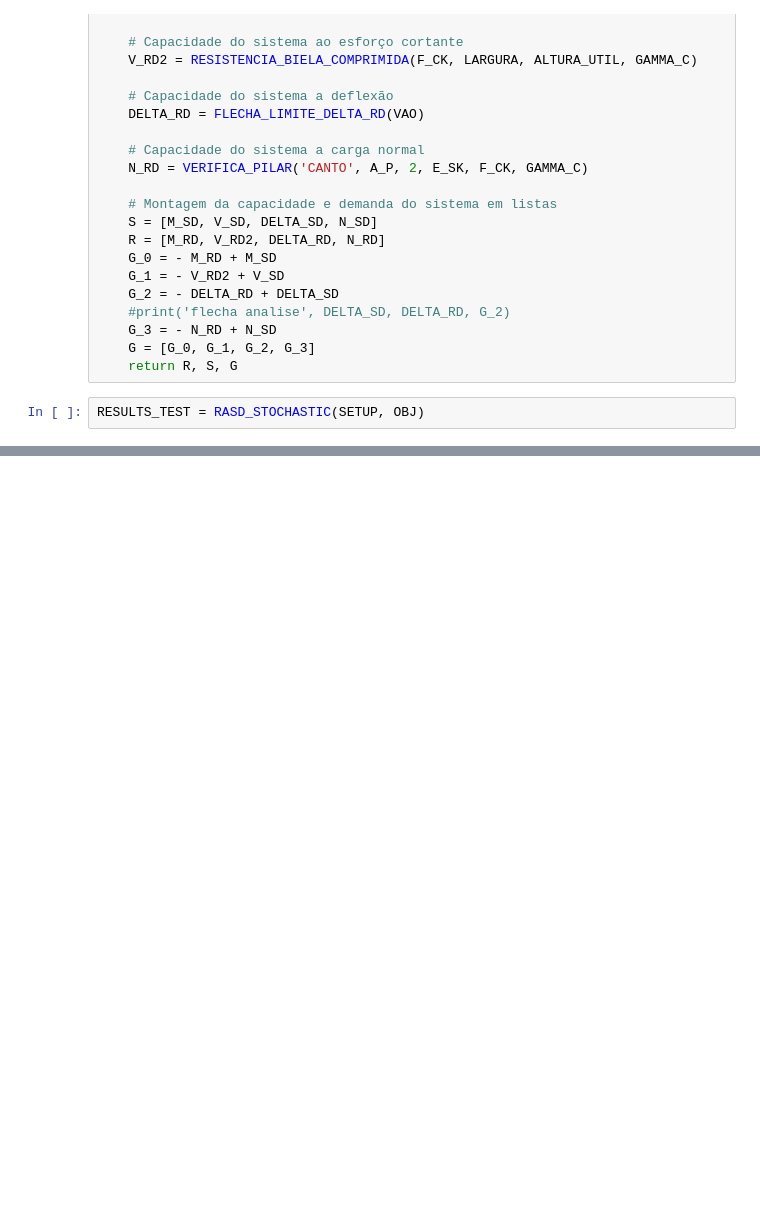
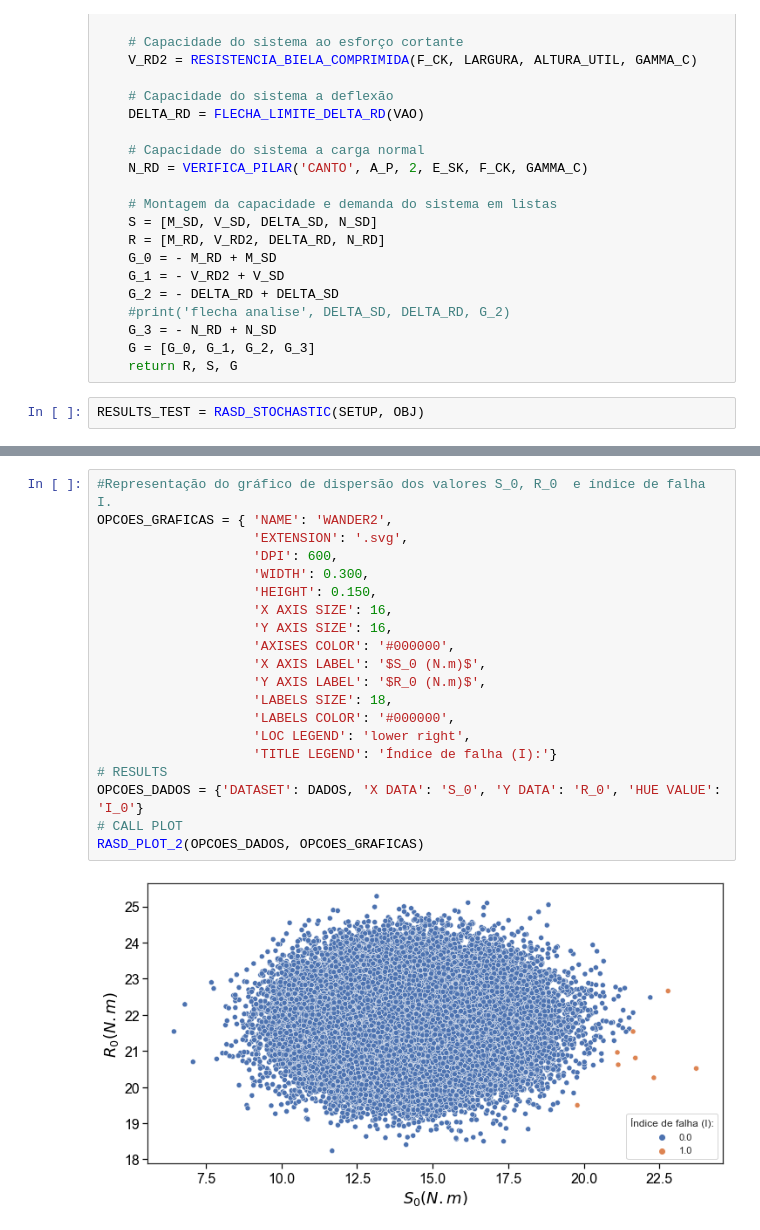
Before and after one commit to wmpjrufg/ARTIGO_CONFIA_ISE, a Jupyter notebook: novo_final/W M Pereira Junior_confia 2 análise sem ISE-Copy1.ipynb, the cells around one changed output, grey strips where cells are left out. Drawn from its saved outputs; the diff is of its cells as text; blank space fills up the shorter version.

```diff
--- a/novo_final/W M Pereira Junior_confia 2 análise sem ISE-Copy1.ipynb
+++ b/novo_final/W M Pereira Junior_confia 2 análise sem ISE-Copy1.ipynb
@@ -789,0 +832,22 @@ RESULTS_TEST[0]
+# %%
+#Representação do gráfico de dispersão dos valores S_0, R_0  e índice de falha I.
+OPCOES_GRAFICAS = { 'NAME': 'WANDER2',
+                    'EXTENSION': '.svg',
+                    'DPI': 600,
+                    'WIDTH': 0.300,
+                    'HEIGHT': 0.150,
+                    'X AXIS SIZE': 16,
+                    'Y AXIS SIZE': 16,
+                    'AXISES COLOR': '#000000',
+                    'X AXIS LABEL': '$S_0 (N.m)$',
+                    'Y AXIS LABEL': '$R_0 (N.m)$',
+                    'LABELS SIZE': 18,
+                    'LABELS COLOR': '#000000',
+                    'LOC LEGEND': 'lower right',
+                    'TITLE LEGEND': 'Índice de falha (I):'}
+# RESULTS
+OPCOES_DADOS = {'DATASET': DADOS, 'X DATA': 'S_0', 'Y DATA': 'R_0', 'HUE VALUE': 'I_0'}
+# CALL PLOT
+RASD_PLOT_2(OPCOES_DADOS, OPCOES_GRAFICAS)
+# %% [output]
+[figure, added]
```
Also changed, not shown: parts of 13 cells of this notebook, 36 other files.
